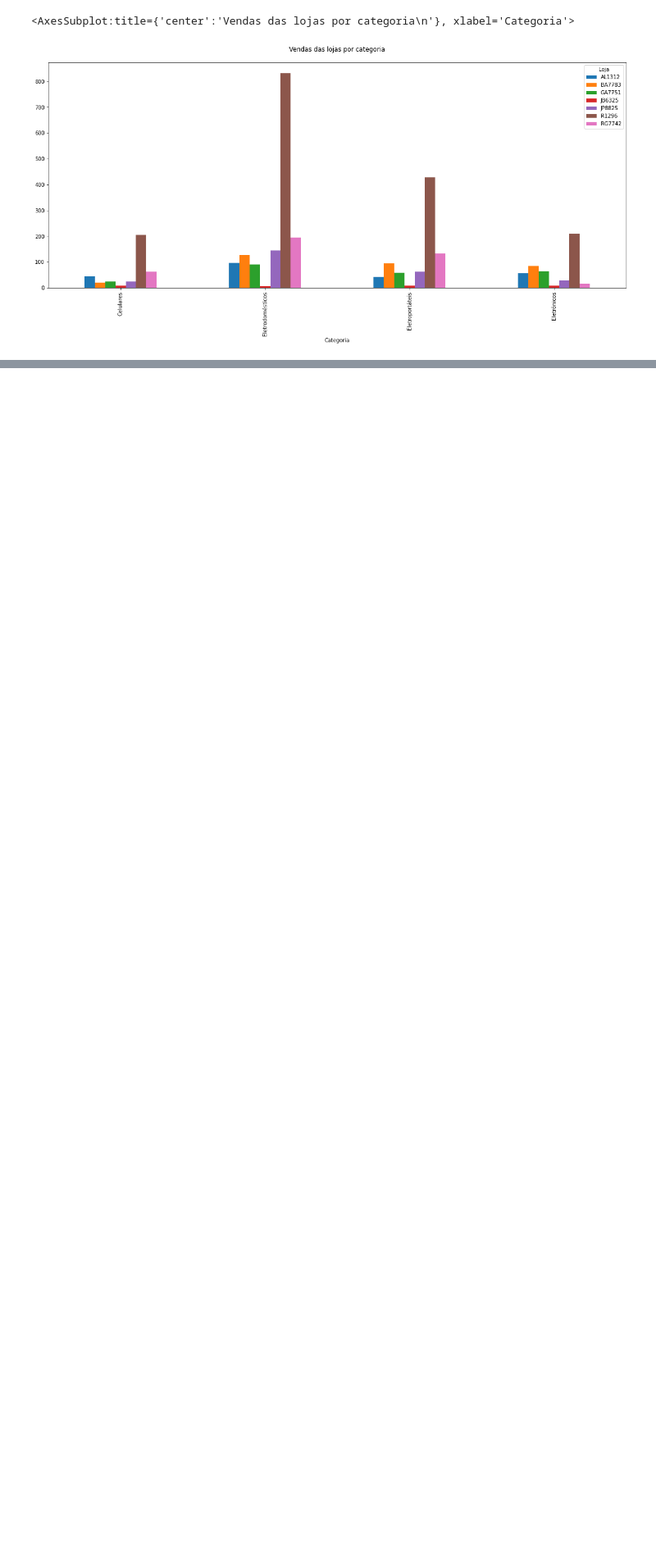
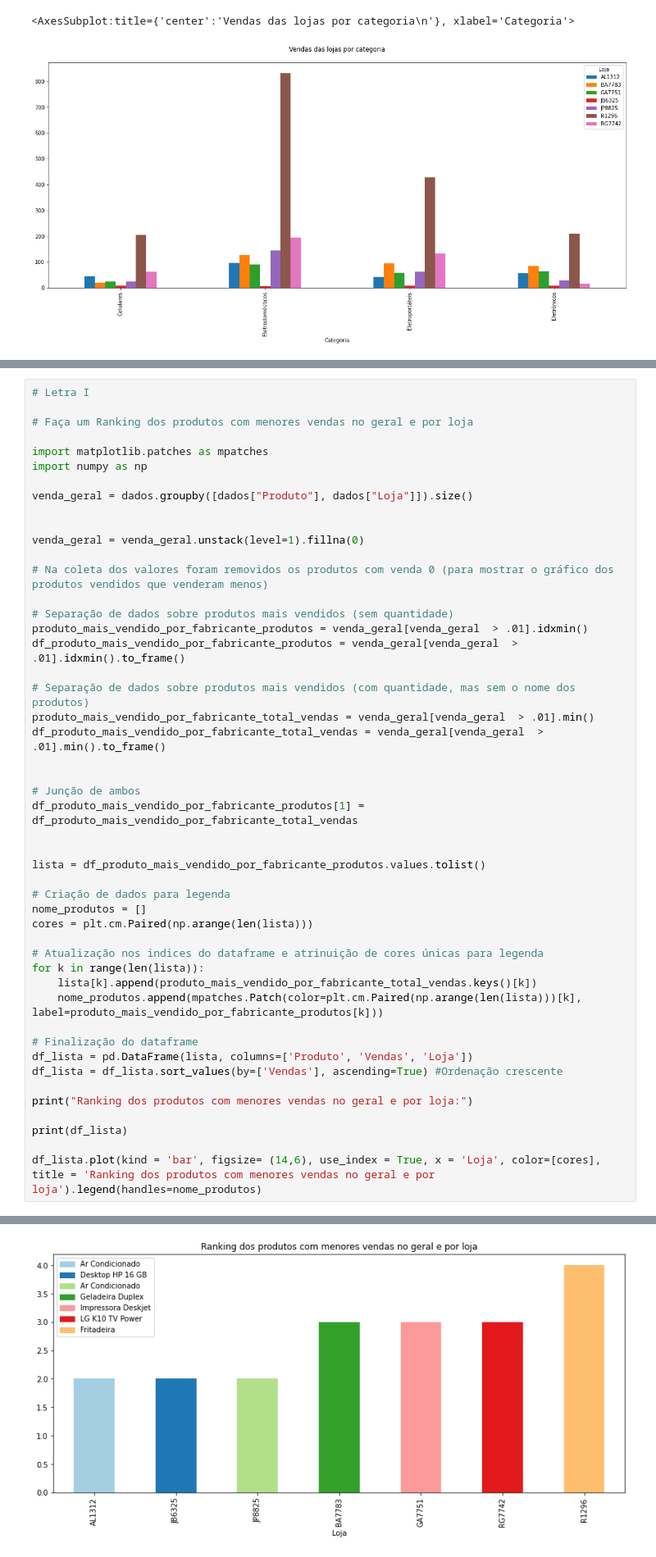
Before and after one commit to lohhans/Ciencia-de-Dados, a Jupyter notebook: 1VA/1VA.ipynb, the cells around one changed output, grey strips where cells are left out. Shown at 82% size. Drawn from its saved outputs; the diff is of its cells as text; blank space fills up the shorter version.

```diff
--- a/1VA/1VA.ipynb
+++ b/1VA/1VA.ipynb
@@ -242,0 +269,49 @@ Ranking dos produtos com maiores vendas no geral e por loja:
+# %%
+# Letra I
+
+# Faça um Ranking dos produtos com menores vendas no geral e por loja
+
+import matplotlib.patches as mpatches
+import numpy as np
+
+venda_geral = dados.groupby([dados["Produto"], dados["Loja"]]).size()
+
+
+venda_geral = venda_geral.unstack(level=1).fillna(0)
+
+# Na coleta dos valores foram removidos os produtos com venda 0 (para mostrar o gráfico dos produtos vendidos que venderam menos)
+
+# Separação de dados sobre produtos mais vendidos (sem quantidade)
+produto_mais_vendido_por_fabricante_produtos = venda_geral[venda_geral  > .01].idxmin()
+df_produto_mais_vendido_por_fabricante_produtos = venda_geral[venda_geral  > .01].idxmin().to_frame()
+
+# Separação de dados sobre produtos mais vendidos (com quantidade, mas sem o nome dos produtos)
+produto_mais_vendido_por_fabricante_total_vendas = venda_geral[venda_geral  > .01].min()
+df_produto_mais_vendido_por_fabricante_total_vendas = venda_geral[venda_geral  > .01].min().to_frame()
+
+
+# Junção de ambos
+df_produto_mais_vendido_por_fabricante_produtos[1] = df_produto_mais_vendido_por_fabricante_total_vendas
+
+
+lista = df_produto_mais_vendido_por_fabricante_produtos.values.tolist()
+
+# Criação de dados para legenda
+nome_produtos = []
+cores = plt.cm.Paired(np.arange(len(lista)))
+
+# Atualização nos indices do dataframe e atrinuição de cores únicas para legenda
+for k in range(len(lista)):
+    lista[k].append(produto_mais_vendido_por_fabricante_total_vendas.keys()[k])
+    nome_produtos.append(mpatches.Patch(color=plt.cm.Paired(np.arange(len(lista)))[k], label=produto_mais_vendido_por_fabricante_produtos[k]))
+
+# Finalização do dataframe
+df_lista = pd.DataFrame(lista, columns=['Produto', 'Vendas', 'Loja'])
+df_lista = df_lista.sort_values(by=['Vendas'], ascending=True) #Ordenação crescente
+
+print("Ranking dos produtos com menores vendas no geral e por loja:")
+
+print(df_lista)
+
+df_lista.plot(kind = 'bar', figsize= (14,6), use_index = True, x = 'Loja', color=[cores], title = 'Ranking dos produtos com menores vendas no geral e por loja').legend(handles=nome_produtos)
+# %% [output]
@@ -242,0 +328 @@ Ranking dos produtos com maiores vendas no geral e por loja:
+[figure, added]
```
Also changed, not shown: parts of 12 cells of this notebook.
